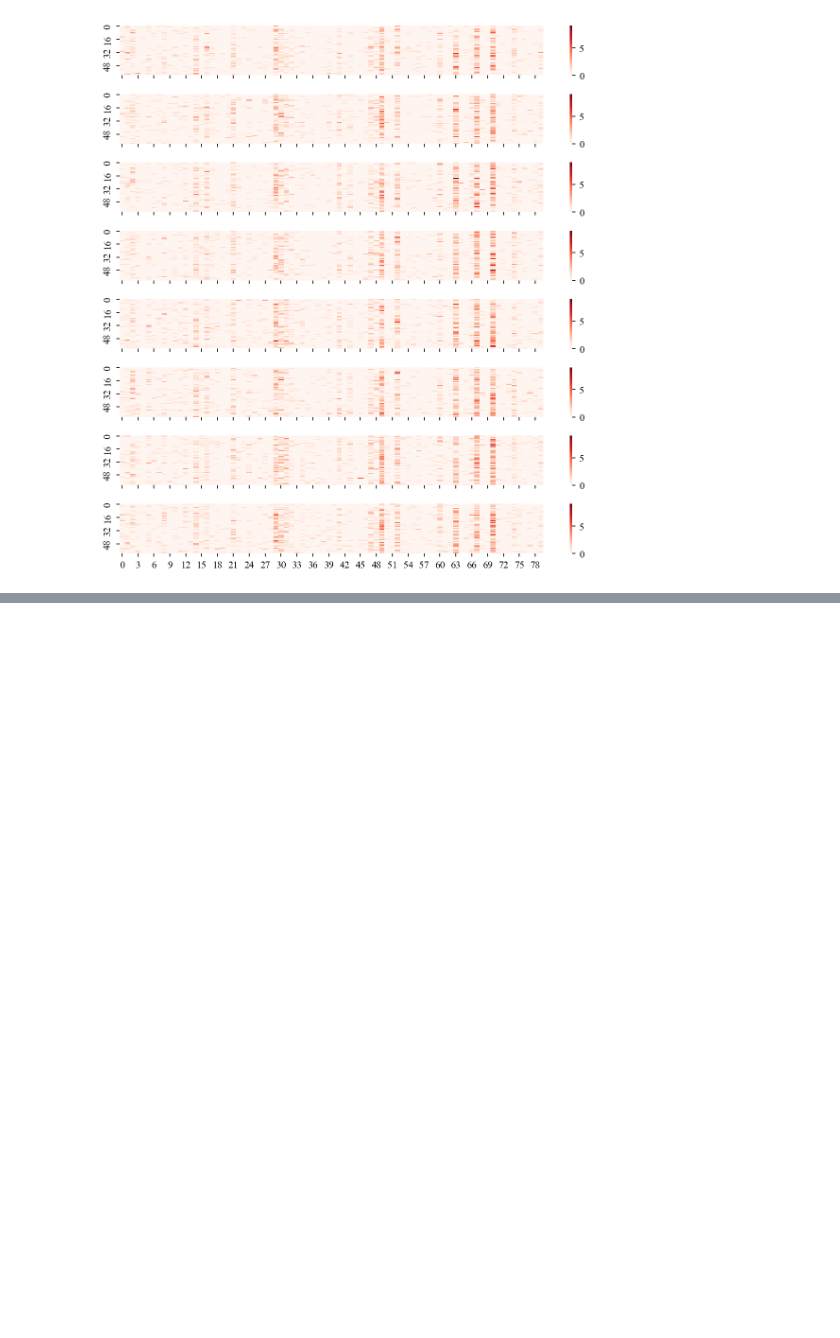
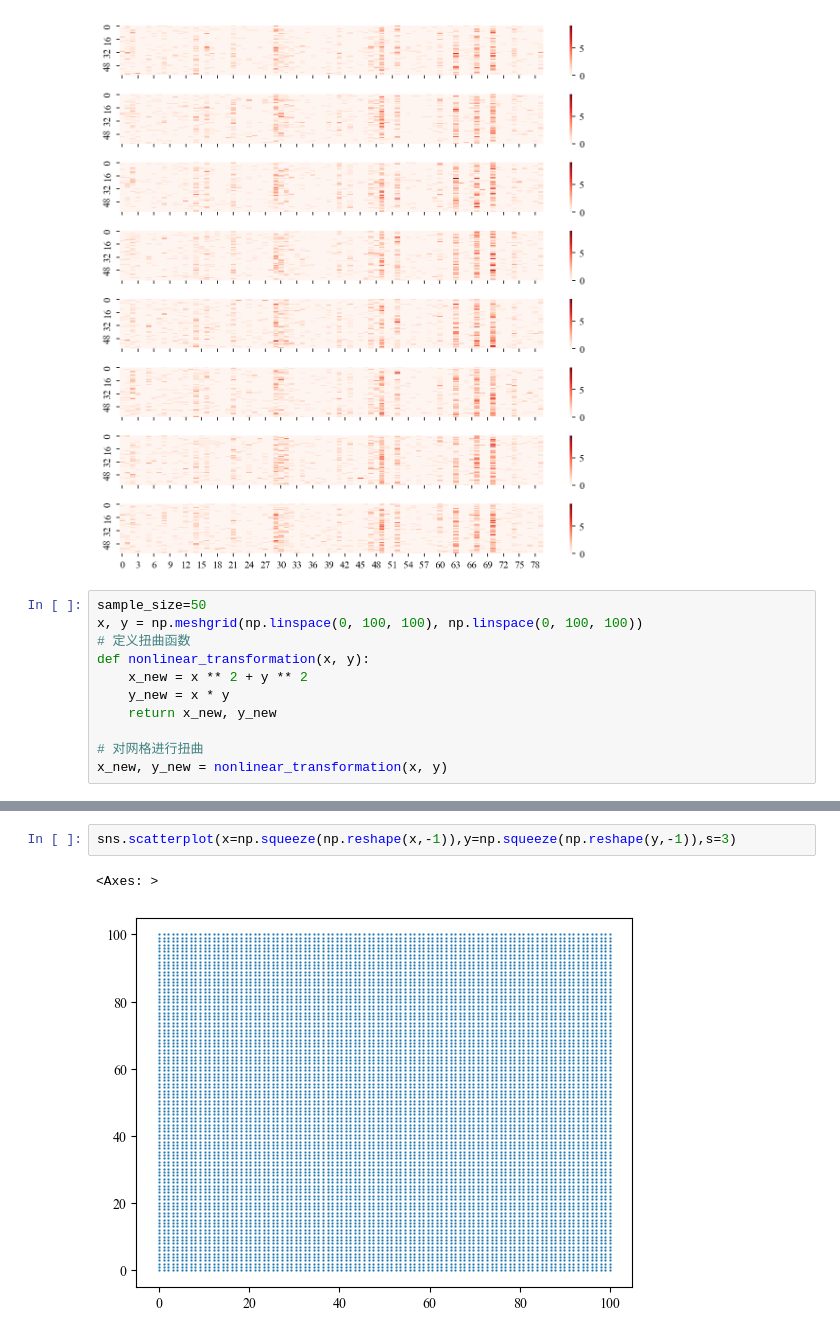
Before and after one commit to Stardust-lf/Transcriptomics, a Jupyter notebook: TestCode/main.ipynb, the cells around one changed output, grey strips where cells are left out. Cells and saved outputs as stored; diff of their text form; blank space fills up the shorter version.

```diff
--- a/TestCode/main.ipynb
+++ b/TestCode/main.ipynb
@@ -27,3 +90,14 @@ for i in range(len(ax)):
 plt.tight_layout()
 # %% [output]
 [figure]
+# %%
+sample_size=50
+x, y = np.meshgrid(np.linspace(0, 100, 100), np.linspace(0, 100, 100))
+# 定义扭曲函数
+def nonlinear_transformation(x, y):
+    x_new = x ** 2 + y ** 2
+    y_new = x * y
+    return x_new, y_new
+
+# 对网格进行扭曲
+x_new, y_new = nonlinear_transformation(x, y)
@@ -29,0 +120,5 @@ plt.tight_layout()
+# %%
+sns.scatterplot(x=np.squeeze(np.reshape(x,-1)),y=np.squeeze(np.reshape(y,-1)),s=3)
+# %% [output]
+<Axes: >
+[figure, added]
```
Also changed, not shown: parts of 10 cells of this notebook, 2 other files.
